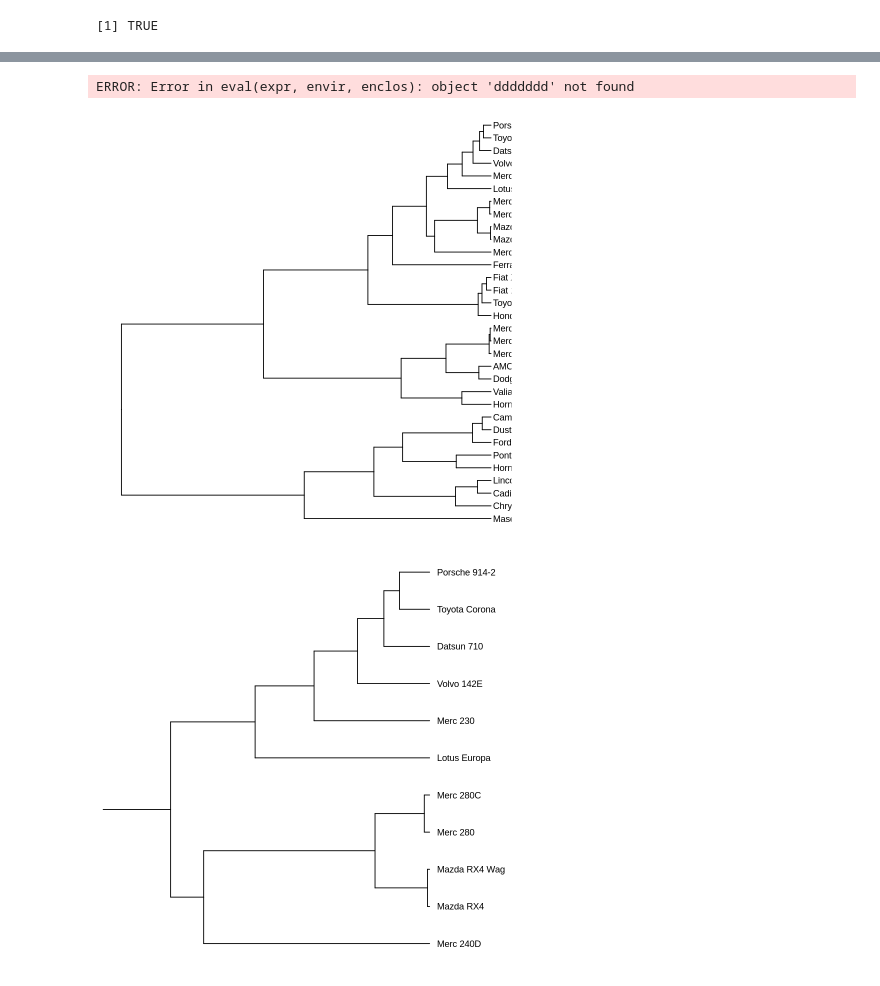
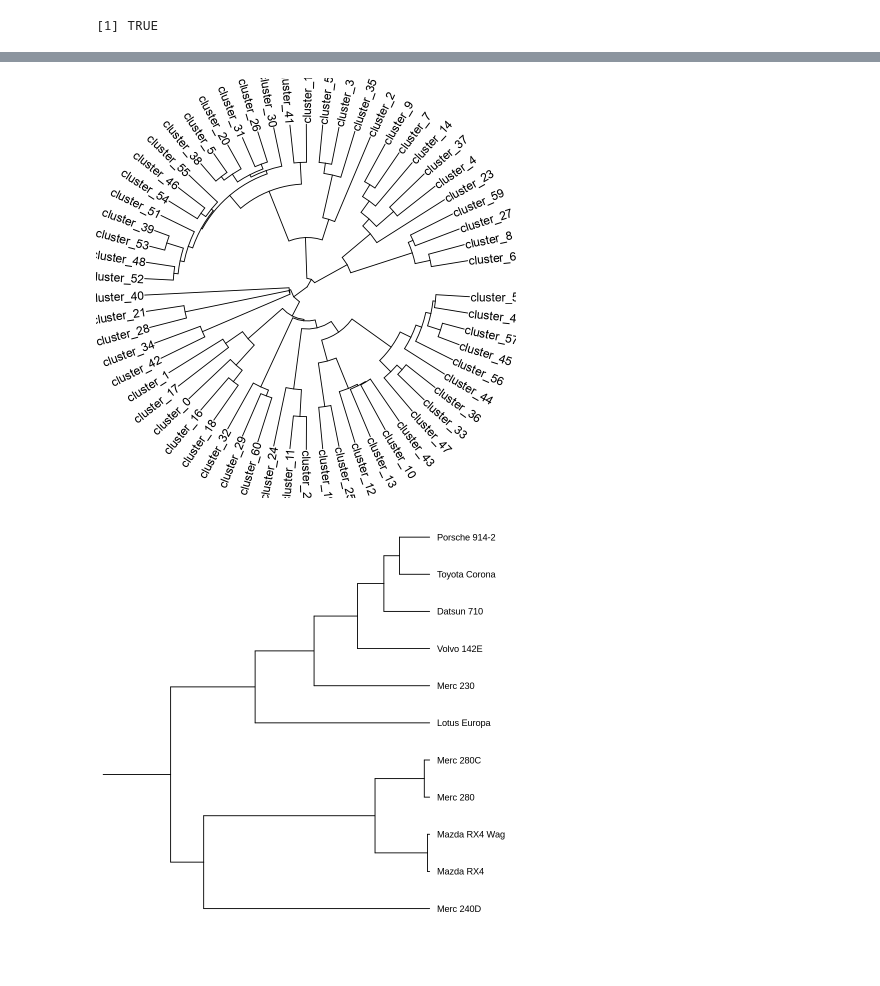
Before and after one commit to ahenoch/FluClust, a Jupyter notebook: Graphics.ipynb, the cells around one changed output, grey strips where cells are left out. Drawn from its saved outputs; the diff is of its cells as text; code cells hidden in the pictures.

```diff
--- a/Graphics.ipynb
+++ b/Graphics.ipynb
@@ -18,4 +18,4 @@ If you use ggtree in published research, please cite the most appropriate paper(
 3. Guangchuang Yu, David Smith, Huachen Zhu, Yi Guan, Tommy Tsan-Yuk Lam. ggtree: an R package for visualization and annotation of phylogenetic trees with their covariates and other associated data. M ...
 [1] TRUE
 # %%
-tree <- read.tree("output.newick")
+tree <- read.tree("temp.fasta.tree")
@@ -61,12 +22,11 @@ plot(p)
-# %%
-ddddddd
-# %% [output]
-ERROR: Error in eval(expr, envir, enclos): object 'ddddddd' not found
 # %%
-p <- ggtree(hc) + geom_tiplab()
+p <- ggtree(tree, layout='circular') +
+    geom_tiplab(size = 5, align=TRUE, linesize=.25)
+
 plot(p)
+ggsave("test.pdf", width = 50, height = 50, units = "cm", limitsize = FALSE)
 # %% [output]
-[figure, old version]
+[figure, new version]
 # %%
 viewClade(p, MRCA(p, c("Merc 230", "Merc 280C")))
 # %% [output]
```
Also changed, not shown: parts of 7 cells of this notebook, 2 other files.
